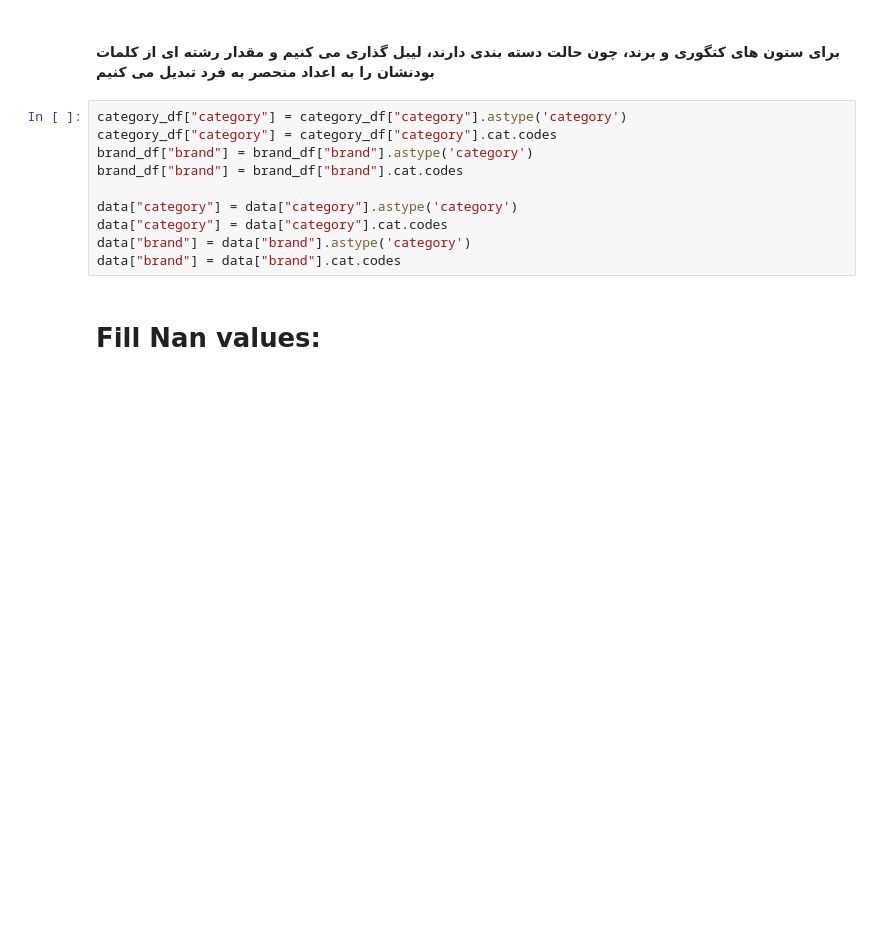
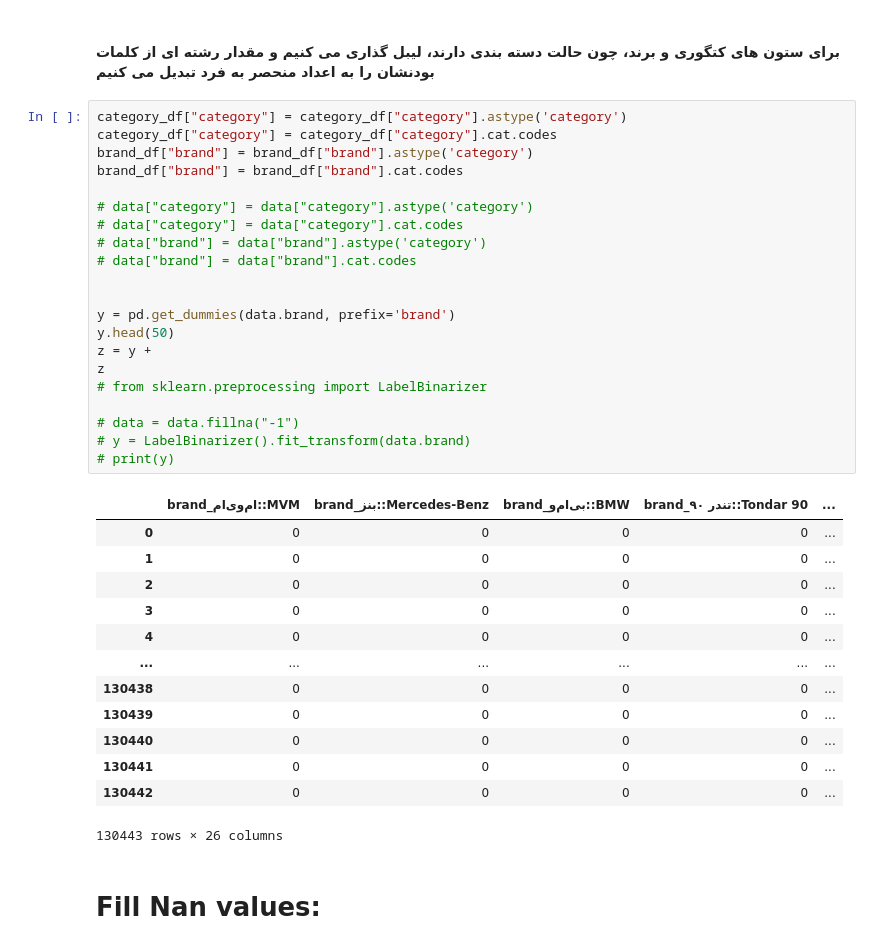
Before and after one commit to salsina/car-price-prediction-main-project-AI-CA3, a Jupyter notebook: Untitled.ipynb, the cells around one changed output. Drawn from its saved outputs; the diff is of its cells as text; blank space fills up the shorter version.

```diff
--- a/Untitled.ipynb
+++ b/Untitled.ipynb
@@ -101,13 +101,38 @@ year_df.dropna(subset=['year'],inplace=True)
 # %%
 category_df["category"] = category_df["category"].astype('category')
 category_df["category"] = category_df["category"].cat.codes
 brand_df["brand"] = brand_df["brand"].astype('category')
 brand_df["brand"] = brand_df["brand"].cat.codes
 
-data["category"] = data["category"].astype('category')
-data["category"] = data["category"].cat.codes
-data["brand"] = data["brand"].astype('category')
-data["brand"] = data["brand"].cat.codes
+# data["category"] = data["category"].astype('category')
+# data["category"] = data["category"].cat.codes
+# data["brand"] = data["brand"].astype('category')
+# data["brand"] = data["brand"].cat.codes
+
+
+y = pd.get_dummies(data.brand, prefix='brand')
+y.head(50)
+z = y +
+z
+# from sklearn.preprocessing import LabelBinarizer
+
+# data = data.fillna("-1")
+# y = LabelBinarizer().fit_transform(data.brand)
+# print(y)
+# %% [output]
+|  | brand_ام‌وی‌ام::MVM | brand_بنز::Mercedes-Benz | brand_بی‌ام‌و::BMW | brand_تندر ۹۰::Tondar 90 | ... |
+| 0 | 0 | 0 | 0 | 0 | ... |
+| 1 | 0 | 0 | 0 | 0 | ... |
+| 2 | 0 | 0 | 0 | 0 | ... |
+| 3 | 0 | 0 | 0 | 0 | ... |
+| 4 | 0 | 0 | 0 | 0 | ... |
+| ... | ... | ... | ... | ... | ... |
+| 130438 | 0 | 0 | 0 | 0 | ... |
+| 130439 | 0 | 0 | 0 | 0 | ... |
+| 130440 | 0 | 0 | 0 | 0 | ... |
+| 130441 | 0 | 0 | 0 | 0 | ... |
+| 130442 | 0 | 0 | 0 | 0 | ... |
+130443 rows × 26 columns
 # %% [markdown]
 <h1>Fill Nan values:</h1>
 # %% [markdown]
```
